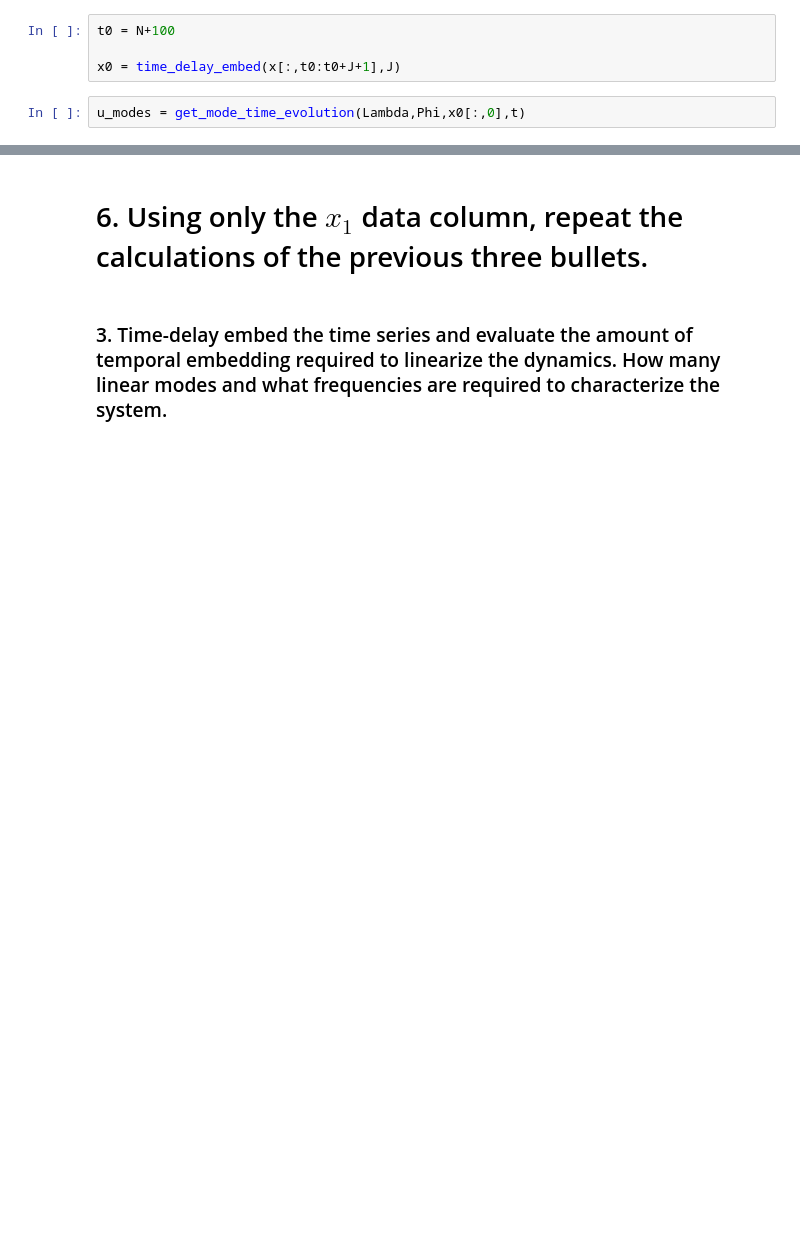
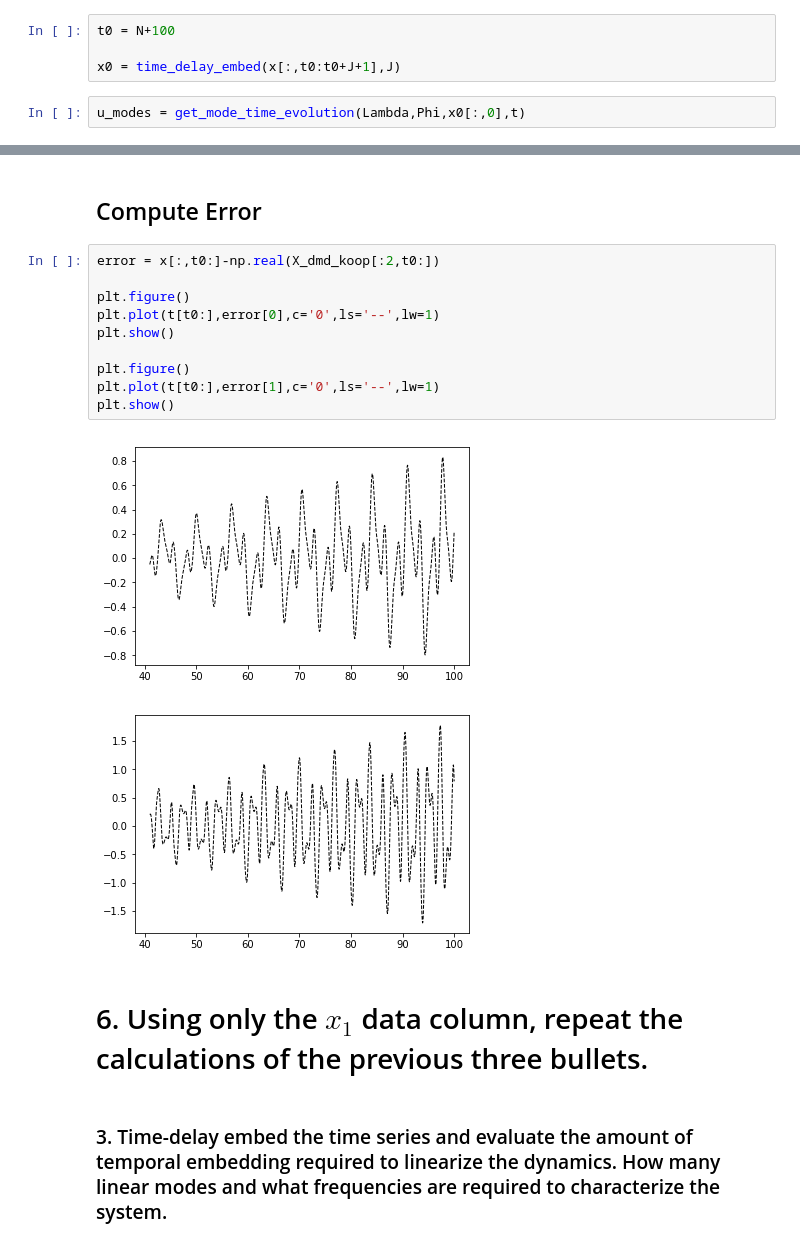
Before and after one commit to tchen01/UW_quals, a Jupyter notebook: stochastics/code_examples/practice.ipynb, the cells around one changed output, grey strips where cells are left out. Cells and saved outputs as stored; diff of their text form; blank space fills up the shorter version.

```diff
--- a/stochastics/code_examples/practice.ipynb
+++ b/stochastics/code_examples/practice.ipynb
@@ -403,6 +389,21 @@ plt.show()
 # %% [output]
 [figure]
 [figure]
+# %% [markdown]
+## Compute Error
+# %%
+error = x[:,t0:]-np.real(X_dmd_koop[:2,t0:])
+
+plt.figure()
+plt.plot(t[t0:],error[0],c='0',ls='--',lw=1)
+plt.show()
+
+plt.figure()
+plt.plot(t[t0:],error[1],c='0',ls='--',lw=1)
+plt.show()
+# %% [output]
+[figure, added]
+[figure, added]
 # %% [markdown]
 # 6. Using only the $x_1$ data column, repeat the calculations of the previous three bullets.
 # %% [markdown]
```
Also changed, not shown: parts of 12 cells of this notebook, 4 other files.
